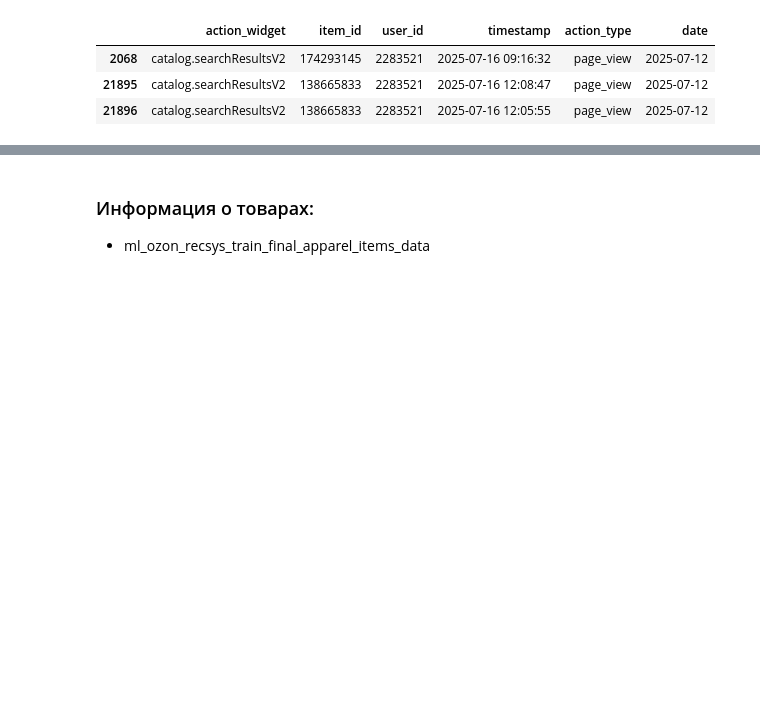
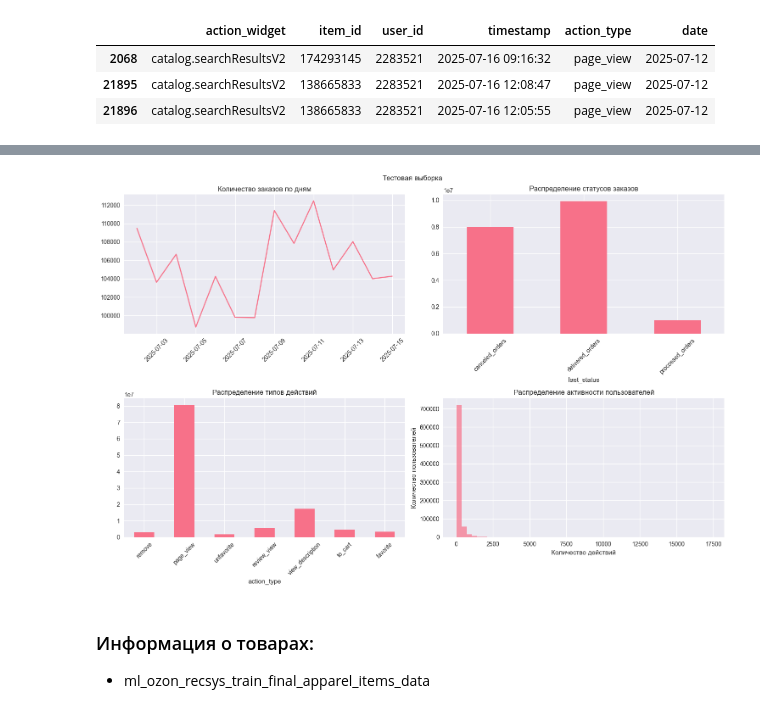
Before and after one commit to Denis-R-V/Ozon_RecSys, a Jupyter notebook: notebooks/1_EDA.ipynb, the cells around one changed output, grey strips where cells are left out. Cells and saved outputs as stored; diff of their text form; code cells hidden in the pictures; blank space fills up the shorter version.

```diff
--- a/notebooks/1_EDA.ipynb
+++ b/notebooks/1_EDA.ipynb
@@ -307,0 +245,18 @@ Timestamps взаимодействий:
+# %%
+print("\n АНАЛИЗ ВЗАИМОДЕЙСТВИЙ")
+print("=" * 50)
+print("Общее количество взаимодействий: {:,}".format(tracker_new_ddf.shape[0].compute()))
+print("Уникальных пользователей:        {:,}".format(tracker_new_ddf['user_id'].nunique().compute()))
+print("Уникальных товаров:              {:,}".format(tracker_new_ddf['item_id'].nunique().compute()))
+print("Период данных:                   {} - {}".format(
+    dd.to_datetime(tracker_new_ddf["date"]).min().compute().date(),
+    dd.to_datetime(tracker_new_ddf["date"]).max().compute().date()
+    ))
+
+print("\nРаспределение типов действий:")
+action_counts_new = tracker_new_ddf['action_type'].value_counts().compute()
+action_counts_new_df = pd.DataFrame(action_counts_new.sort_values(ascending=False))
+action_counts_new_df['percentage'] = action_counts_new_df['count'].apply(
+    lambda x: f"{x/action_counts_new_df['count'].sum():.2%}")
+action_counts_new_df.index.name = None
+print(action_counts_new_df)
@@ -330,3 +330,31 @@ tracker_new_ddf[tracker_new_ddf['timestamp'] >= '2025-07-16'].head(3, npartition
+# %%
+fig, axes = plt.subplots(2, 2, figsize=(15, 10))
+
+orders_new_ddf['created_date'] = dd.to_datetime(orders_new_ddf['created_date'])
+daily_new_orders = orders_new_ddf.groupby('created_date').size().compute()
+axes[0, 0].plot(daily_new_orders.index, daily_new_orders.values)
+axes[0, 0].set_title('Количество заказов по дням')
+axes[0, 0].tick_params(axis='x', rotation=45)
+
+status_counts.plot(kind='bar', ax=axes[0, 1])
+axes[0, 1].set_title('Распределение статусов заказов')
+axes[0, 1].tick_params(axis='x', rotation=45)
+
+action_counts_new.plot(kind='bar', ax=axes[1, 0])
+axes[1, 0].set_title('Распределение типов действий')
+axes[1, 0].tick_params(axis='x', rotation=45)
+
+user_activity_new = tracker_new_ddf['user_id'].value_counts().compute()
+axes[1, 1].hist(user_activity_new.values, bins=50, alpha=0.7)
+axes[1, 1].set_title('Распределение активности пользователей')
+axes[1, 1].set_xlabel('Количество действий')
+axes[1, 1].set_ylabel('Количество пользователей')
+
+fig.suptitle("Тестовая выборка")
+plt.tight_layout()
+plt.show()
+# %% [output]
+[figure, added]
 # %% [markdown]
 ### Информация о товарах:
 - ml_ozon_recsys_train_final_apparel_items_data
```
Also changed, not shown: parts of 24 cells of this notebook.
